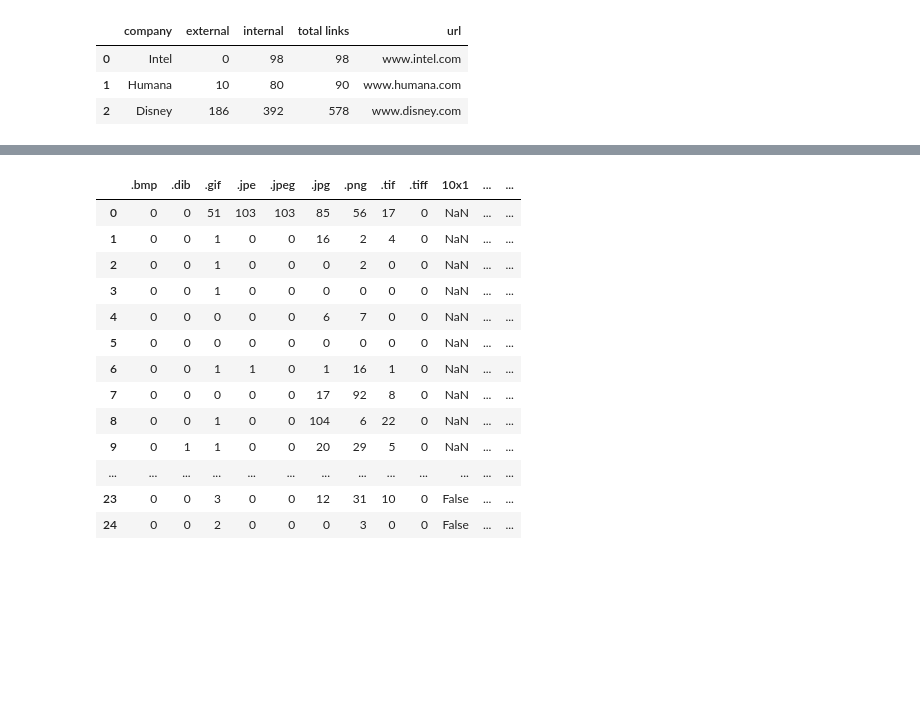
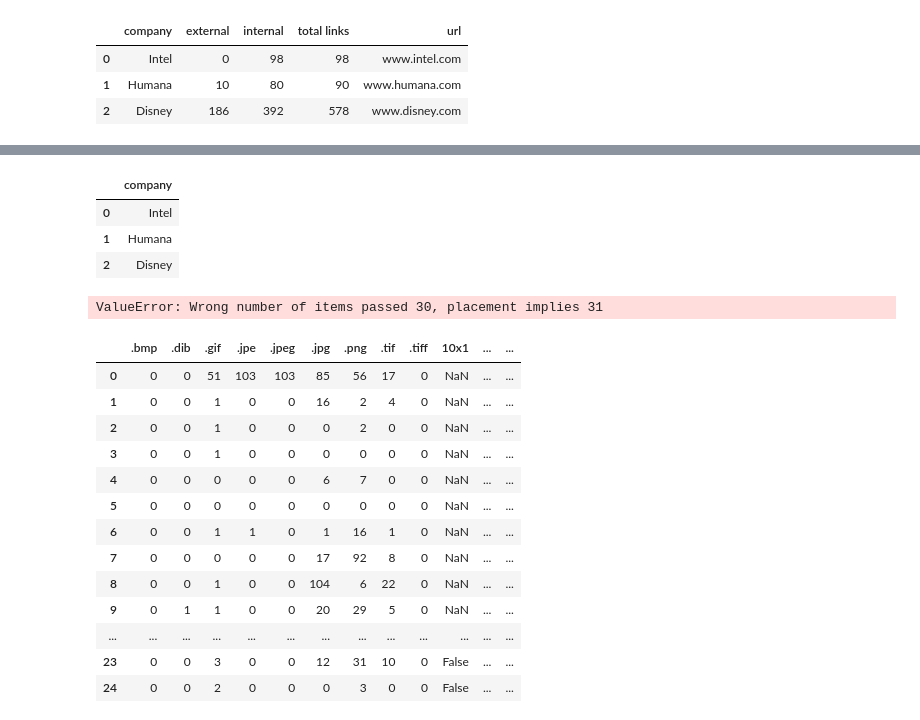
Before and after one commit to danaiav/thesis_msc_business_analytics, a Jupyter notebook: Metrics of successful sites and companies.ipynb, the cells around one changed output, grey strips where cells are left out. Cells and saved outputs as stored; diff of their text form; code cells hidden in the pictures; blank space fills up the shorter version.

```diff
--- a/Metrics of successful sites and companies.ipynb
+++ b/Metrics of successful sites and companies.ipynb
@@ -587,6 +610,7 @@ unique_dif_sizes (s_dimensions,list500_names)
 #The lists we will need for the next function
 t_f_s = []
 ttf = []
+nm = []
 # %%
 #Function in order to check whether or not each company has these dimensions
 def dimensions_per_company (un_size,list500_names):
@@ -624,8 +661,13 @@ print(s_comp)
 # %%
 #Create an initial dataframe where we will add the sizes later on
-d6 = {'company' : pd.Series(s_comp, index=[nm]),'url' : pd.Series(s_url, index=[nm])}
+d6 = {'company' : pd.Series(s_comp, index=[nm])}
 sizess = pd.DataFrame(d6)
 sizess.head(3)
+# %% [output]
+|  | company |
+| 0 | Intel |
+| 1 | Humana |
+| 2 | Disney |
 # %%
 #Now we want to break the variable t_f_s in order to add the columns to the dataframe
 #Finally we create the data frame with the elements we found
@@ -647,6 +689,8 @@ def final_dimensions_dataframe (un_size,t_f_s,list500_names):
 # %%
 #Run the function final_dimensions_dataframe
 final_dimensions_dataframe (un_size,t_f_s,list500_names)
+# %% [output]
+ValueError: Wrong number of items passed 30, placement implies 31
 # %%
 sizess.head(3)
 # %%
```
Also changed, not shown: parts of 12 cells of this notebook.
